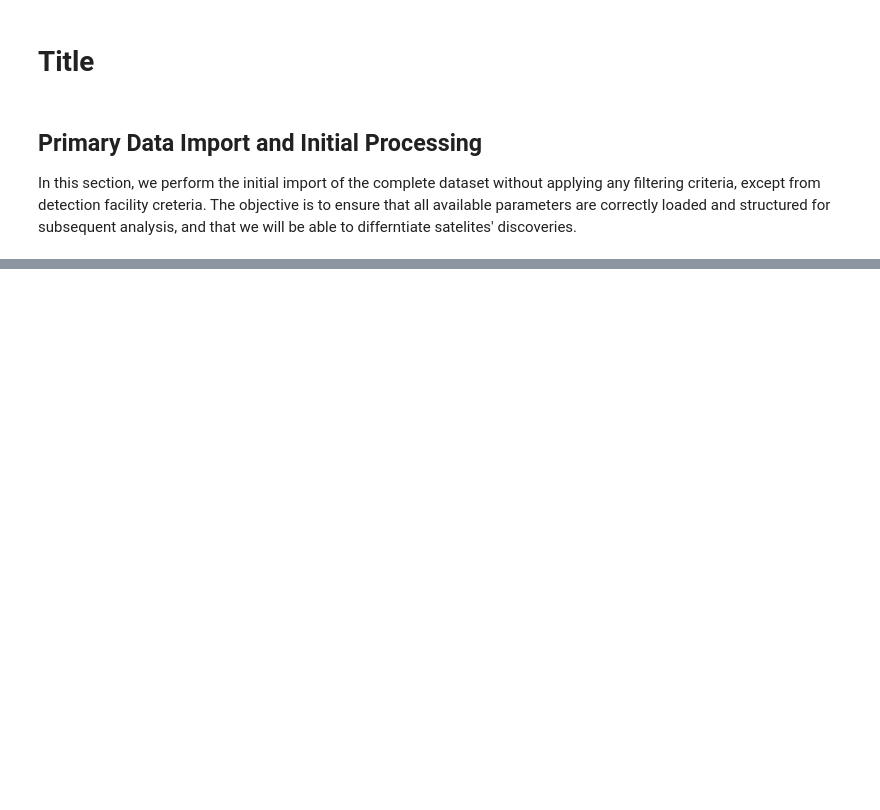
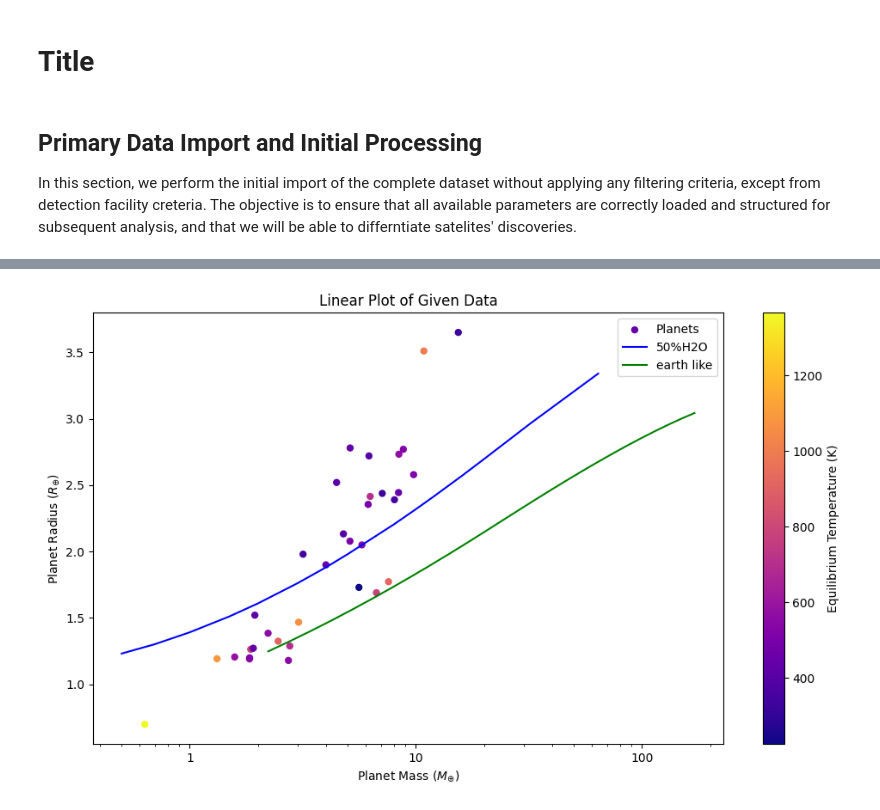
Before and after one commit to wikreg/Stage_CEA_Exoplanet_VR, a Jupyter notebook: Stage_CEA_Exoplanet/main.ipynb, the cells around one changed output, grey strips where cells are left out. Drawn from its saved outputs; the diff is of its cells as text; code cells hidden in the pictures; blank space fills up the shorter version.

```diff
--- a/Stage_CEA_Exoplanet/main.ipynb
+++ b/Stage_CEA_Exoplanet/main.ipynb
@@ -33 +29,6 @@ plot_radii_vs_mass_Mtype(Mdwarf_sample_2021)
+# %%
+Mdwarf_sample_2021_restricted = Luque_Paille_2022()
+plot_radii_vs_mass_Mtype_comparaison(Mdwarf_sample_2021_restricted)
+# %% [output]
+[figure, added]
 # %%
```
Also changed, not shown: parts of 6 cells of this notebook, 3 other files.
